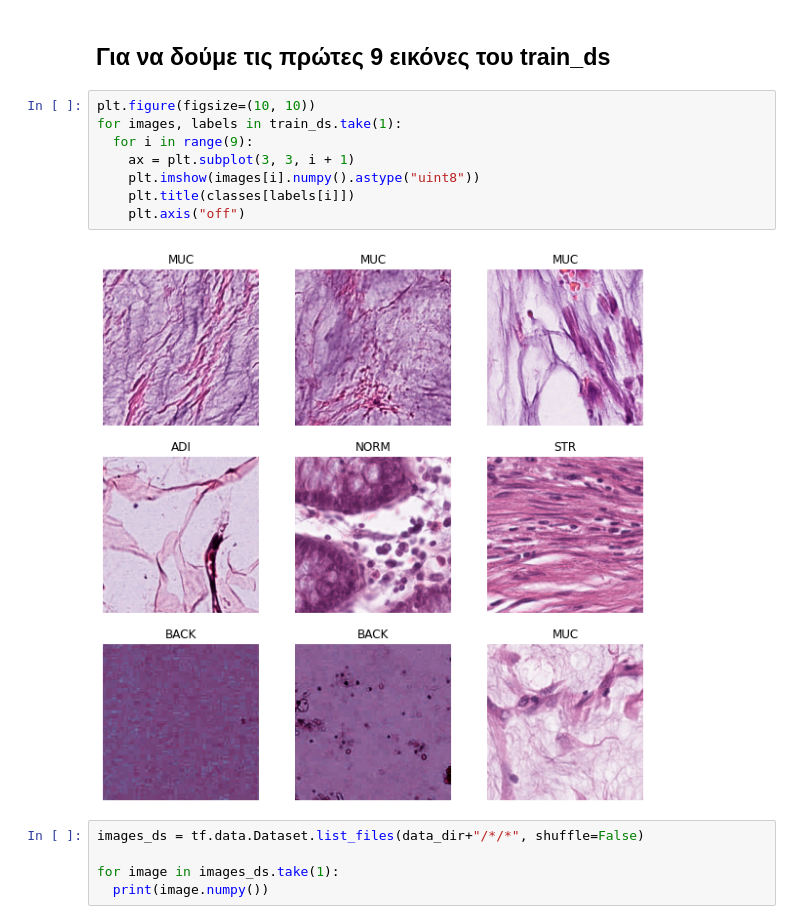
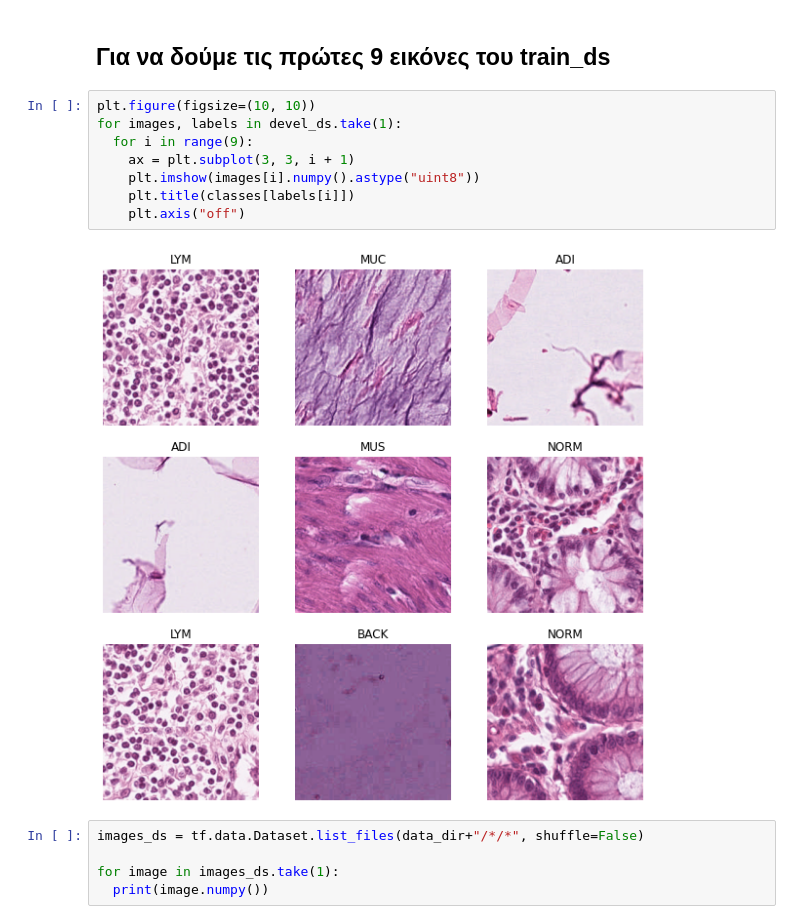
Before and after one commit to Maagnitude/CRC-slides-models, a Jupyter notebook: CRC_slides_models.ipynb, the cells around one changed output. Drawn from its saved outputs; the diff is of its cells as text.

Commit message:
Created the models, wrote some comments, trained the first neural network model

```diff
--- a/CRC_slides_models.ipynb
+++ b/CRC_slides_models.ipynb
@@ -99,14 +103,14 @@ Found 7180 files belonging to 9 classes.
 ## **Για να δούμε τις πρώτες 9 εικόνες του train_ds**
 # %%
 plt.figure(figsize=(10, 10))
-for images, labels in train_ds.take(1):
+for images, labels in devel_ds.take(1):
   for i in range(9):
     ax = plt.subplot(3, 3, i + 1)
     plt.imshow(images[i].numpy().astype("uint8"))
     plt.title(classes[labels[i]])
     plt.axis("off")
 # %% [output]
-[figure, old version]
+[figure, new version]
 # %%
 images_ds = tf.data.Dataset.list_files(data_dir+"/*/*", shuffle=False)
 
```
Also changed, not shown: parts of 18 cells of this notebook.
